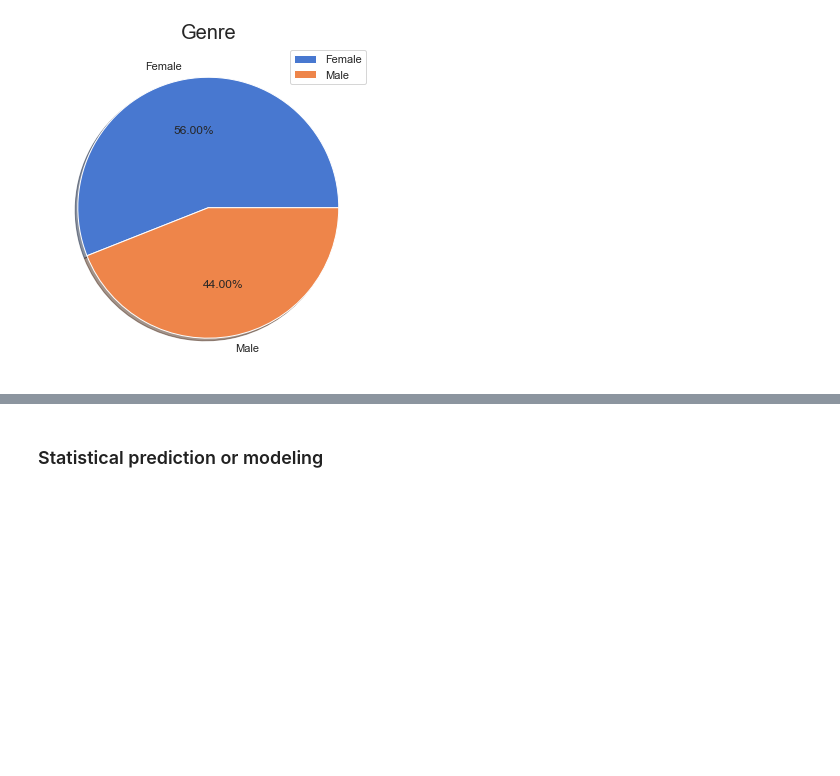
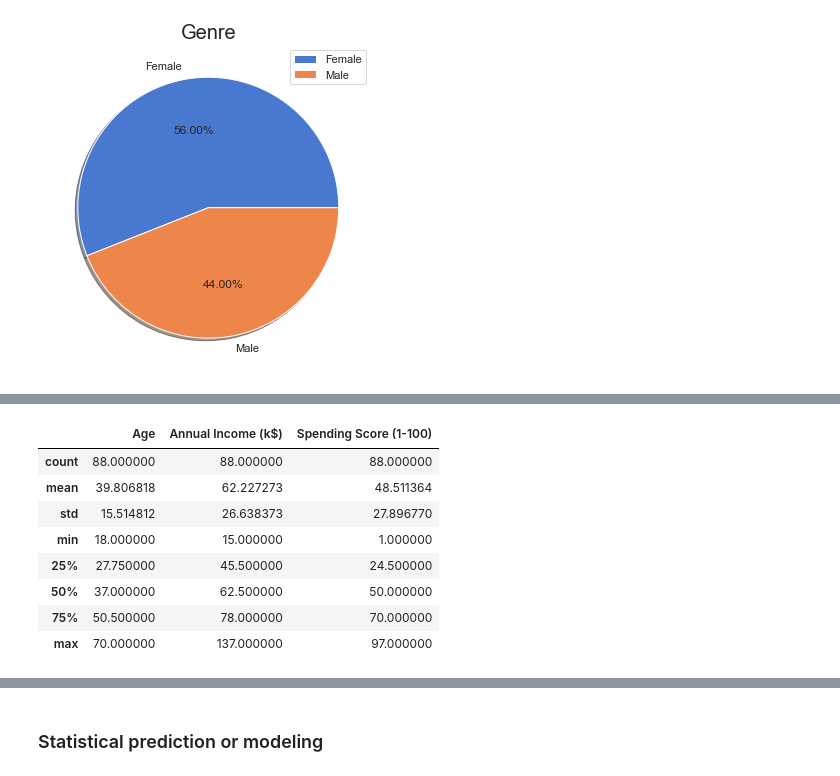
Before and after one commit to VictorSMonteiro/Projeto-Especial---Segmenta-ao-do-Clientes-, a Jupyter notebook: Teste Projeto.ipynb, the cells around one changed output, grey strips where cells are left out. Saved outputs shown, nothing was run; the diff lists cells and outputs as text; code cells hidden in the pictures; blank space fills up the shorter version.

Commit message:
Criação dos dataframes Males e Females

```diff
--- a/Teste Projeto.ipynb
+++ b/Teste Projeto.ipynb
@@ -293,0 +299,17 @@ plt.show()
+# %%
+#   Cria o dataframe 'dfmales', usando os dados contidos em df
+#   Usa-se o método str(método string) e dentro dele o método contains para pegar parte da string desejada ("Male").
+#   A nível de legibilidade, coloca-se True na validação do retorno do método,
+#   mas não é obrigatorio pois o próprio método já retorna True ou False.
+dfmales = df[df['Genre'].str.contains("Male") == True]
+dfmales.describe()
+# %% [output]
+|  | Age | Annual Income (k$) | Spending Score (1-100) |
+| count | 88.000000 | 88.000000 | 88.000000 |
+| mean | 39.806818 | 62.227273 | 48.511364 |
+| std | 15.514812 | 26.638373 | 27.896770 |
+| min | 18.000000 | 15.000000 | 1.000000 |
+| 25% | 27.750000 | 45.500000 | 24.500000 |
+| 50% | 37.000000 | 62.500000 | 50.000000 |
+| 75% | 50.500000 | 78.000000 | 70.000000 |
+| max | 70.000000 | 137.000000 | 97.000000 |
```
Also changed, not shown: parts of 9 cells of this notebook.
